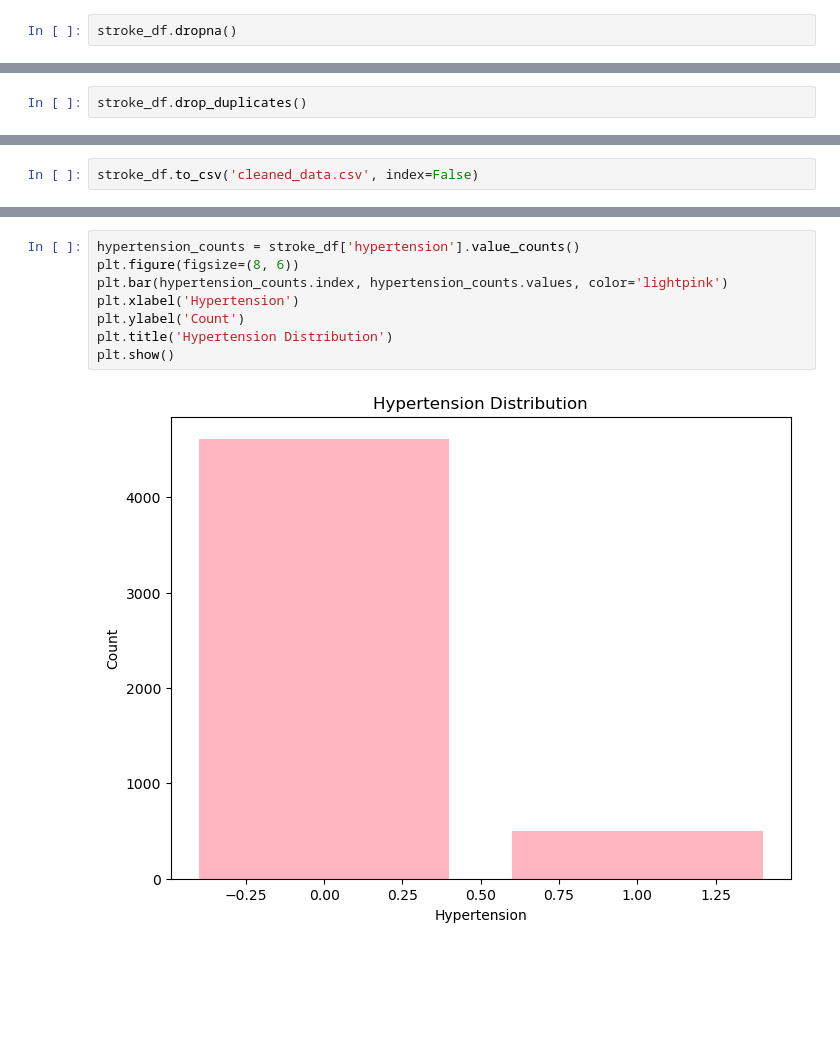
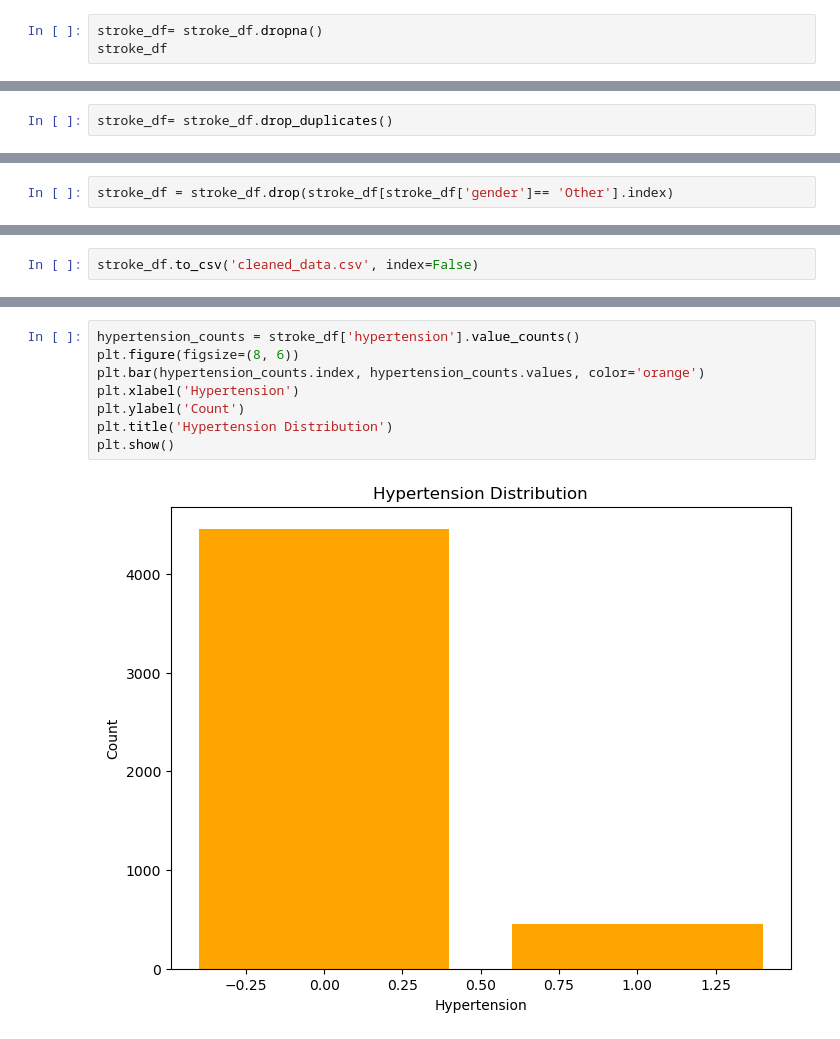
Before and after one commit to devdied/stroke-prediction, a Jupyter notebook: cleaning data-1.ipynb, the cells around one changed output, grey strips where cells are left out. Saved outputs shown, nothing was run; the diff lists cells and outputs as text; blank space fills up the shorter version.

```diff
--- a/cleaning data-1.ipynb
+++ b/cleaning data-1.ipynb
@@ -42,7 +42,8 @@ Data columns (total 12 columns):
 dtypes: float64(3), int64(4), object(5)
 memory usage: 479.2+ KB
 # %%
-stroke_df.dropna()
+stroke_df= stroke_df.dropna()
+stroke_df
 # %% [output]
 |  | id | gender | age | hypertension | heart_disease | ever_married | work_type | Residence_type | ... |
 | 0 | 9046 | Male | 67.0 | 0 | 1 | Yes | Private | Urban | ... |
@@ -60,2 +61,2 @@ stroke_df.dropna()
 # %%
-stroke_df.drop_duplicates()
+stroke_df= stroke_df.drop_duplicates()
@@ -75,0 +63,2 @@ stroke_df.drop_duplicates()
+# %%
+stroke_df = stroke_df.drop(stroke_df[stroke_df['gender']== 'Other'].index)
@@ -97,13 +102,13 @@ plt.show()
 # %%
 hypertension_counts = stroke_df['hypertension'].value_counts()
 plt.figure(figsize=(8, 6))
-plt.bar(hypertension_counts.index, hypertension_counts.values, color='lightpink')
+plt.bar(hypertension_counts.index, hypertension_counts.values, color='orange')
 plt.xlabel('Hypertension')
 plt.ylabel('Count')
 plt.title('Hypertension Distribution')
 plt.show()
 # %% [output]
-[figure, old version]
+[figure, new version]
 # %%
 plt.figure(figsize=(8, 6))
 plt.boxplot([stroke_df[stroke_df['stroke'] == 0]['avg_glucose_level'], stroke_df[stroke_df['stroke'] == 1]['avg_glucose_level']], labels=['No Stroke', 'Stroke'], patch_artist=True)
```
Also changed, not shown: parts of 9 cells of this notebook.
